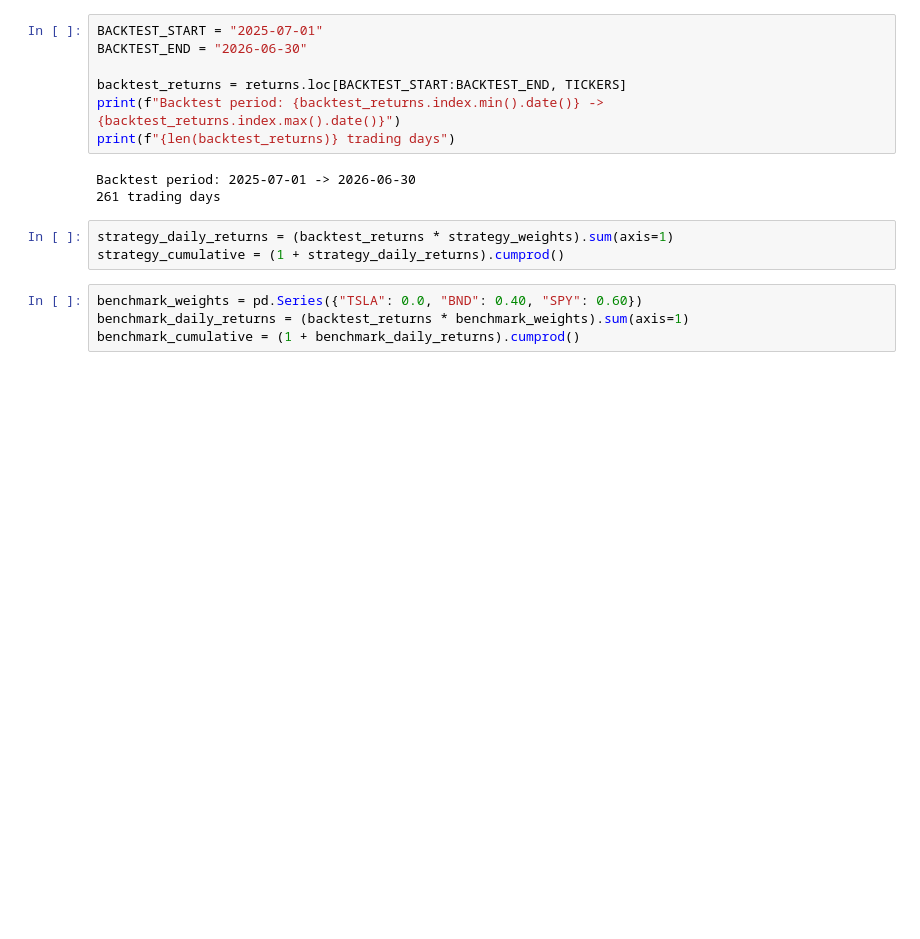
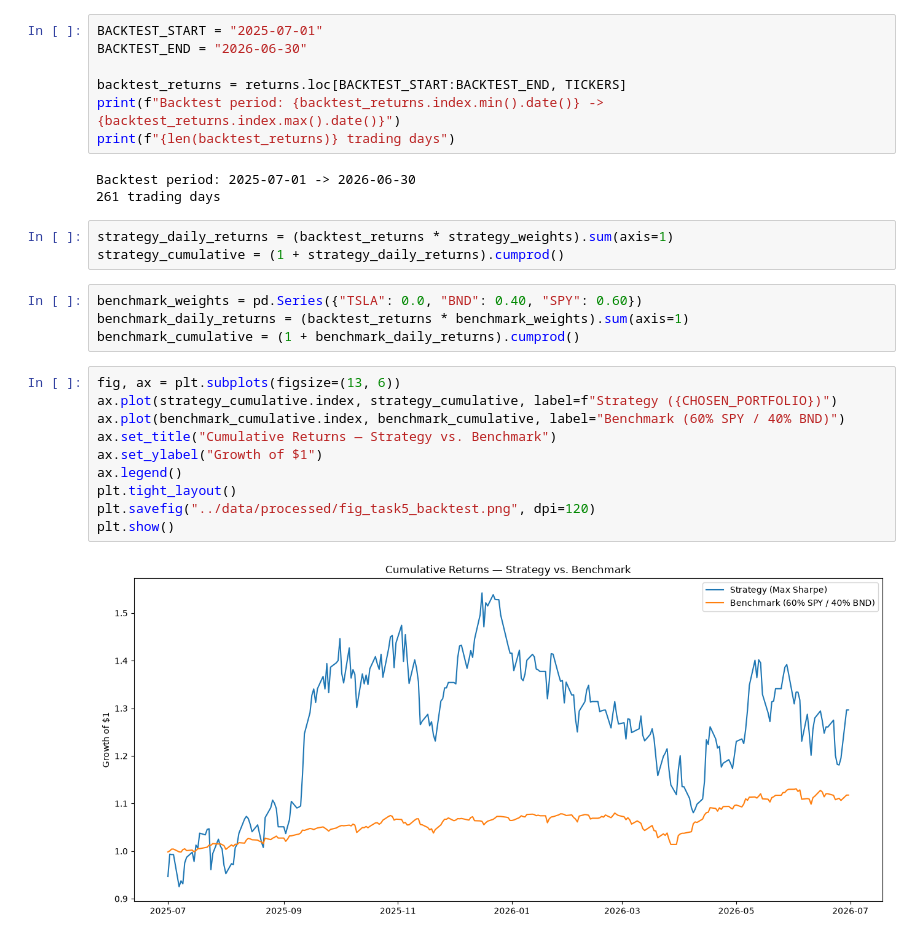
Before and after one commit to Sumeyahassen/portfolio-optimization, a Jupyter notebook: notebooks/task5_backtest.ipynb, the cells around one changed output. Drawn from its saved outputs; the diff is of its cells as text; blank space fills up the shorter version.

Commit message:
commilative return

```diff
--- a/notebooks/task5_backtest.ipynb
+++ b/notebooks/task5_backtest.ipynb
@@ -50,3 +50,15 @@ strategy_cumulative = (1 + strategy_daily_returns).cumprod()
 benchmark_weights = pd.Series({"TSLA": 0.0, "BND": 0.40, "SPY": 0.60})
 benchmark_daily_returns = (backtest_returns * benchmark_weights).sum(axis=1)
 benchmark_cumulative = (1 + benchmark_daily_returns).cumprod()
+# %%
+fig, ax = plt.subplots(figsize=(13, 6))
+ax.plot(strategy_cumulative.index, strategy_cumulative, label=f"Strategy ({CHOSEN_PORTFOLIO})")
+ax.plot(benchmark_cumulative.index, benchmark_cumulative, label="Benchmark (60% SPY / 40% BND)")
+ax.set_title("Cumulative Returns — Strategy vs. Benchmark")
+ax.set_ylabel("Growth of $1")
+ax.legend()
+plt.tight_layout()
+plt.savefig("../data/processed/fig_task5_backtest.png", dpi=120)
+plt.show()
+# %% [output]
+[figure, added]
```
